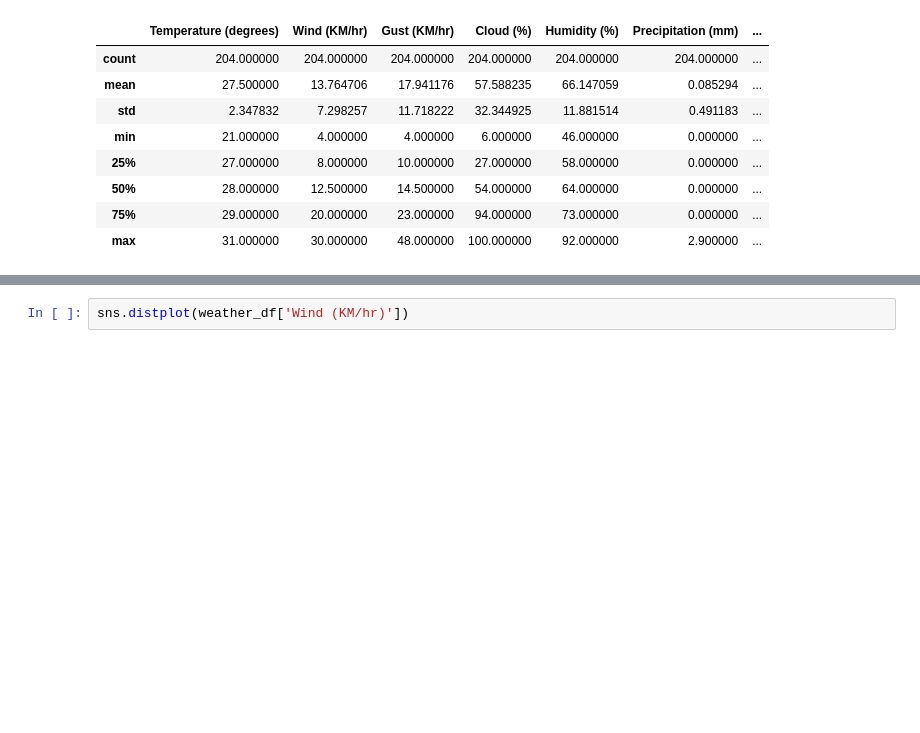
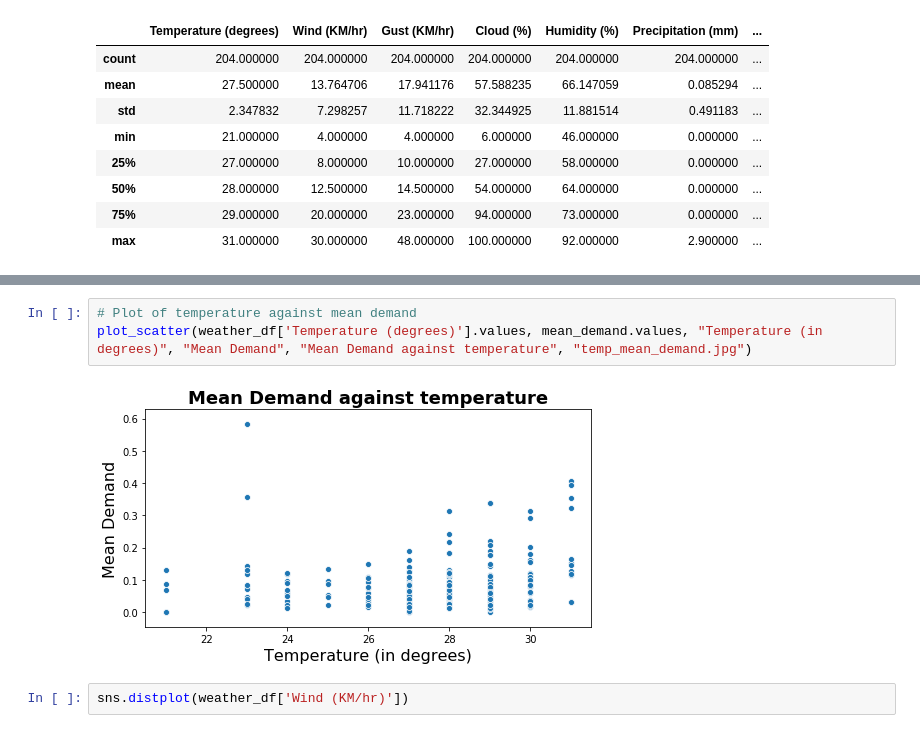
Before and after one commit to Angps1995/Spatial-Temporal-Models-for-delivery-demand-forecast, a Jupyter notebook: Models/ExploratoryAnalysis.ipynb, the cells around one changed output, grey strips where cells are left out. Drawn from its saved outputs; the diff is of its cells as text; blank space fills up the shorter version.

```diff
--- a/Models/ExploratoryAnalysis.ipynb
+++ b/Models/ExploratoryAnalysis.ipynb
@@ -148,3 +153,8 @@ sns.distplot(weather_df['Temperature (degrees)'])
+# %%
+# Plot of temperature against mean demand
+plot_scatter(weather_df['Temperature (degrees)'].values, mean_demand.values, "Temperature (in degrees)", "Mean Demand", "Mean Demand against temperature", "temp_mean_demand.jpg")
+# %% [output]
+[figure, added]
 # %%
 sns.distplot(weather_df['Wind (KM/hr)'])
 # %% [output]
```
Also changed, not shown: parts of 82 cells of this notebook, 1 other file.
